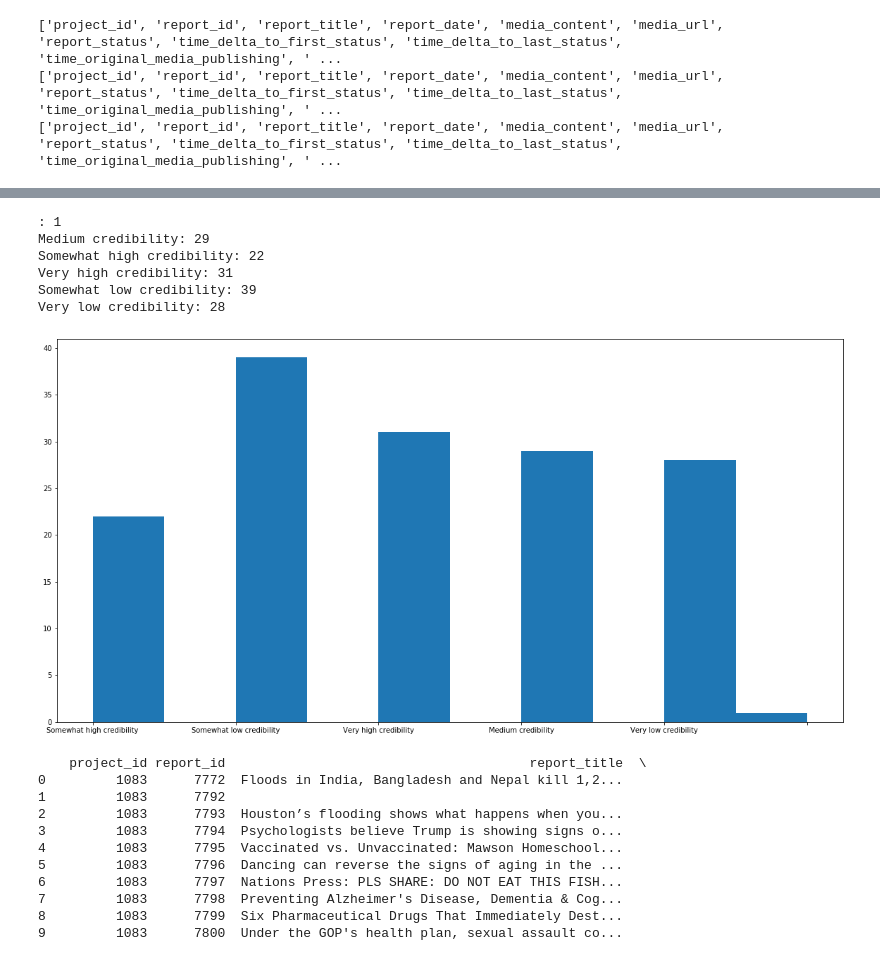
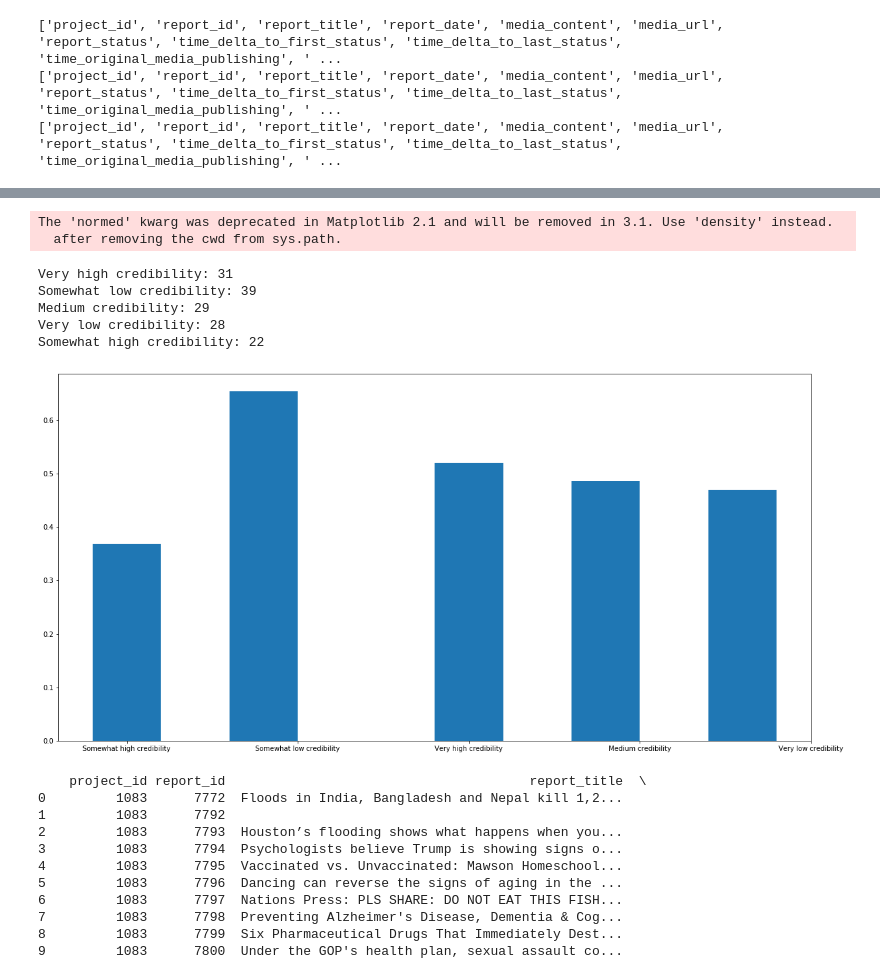
Before and after one commit to Kanaderu/nlp_credibility, a Jupyter notebook: credco_webconf_study.ipynb, the cells around one changed output, grey strips where cells are left out. Saved outputs shown, nothing was run; the diff lists cells and outputs as text; code cells hidden in the pictures.

```diff
--- a/credco_webconf_study.ipynb
+++ b/credco_webconf_study.ipynb
@@ -62,0 +57,12 @@ print(possible_answers)
+# %%
+import re
+
+r = re.compile('task_question_[0-9]+')
+task_question_labels = list(filter(r.match, label))
+print('There are {} task_question columns'.format(len(task_question_labels)))
+print(task_question_labels)
+
+r = re.compile('task_answer_[0-9]+')
+task_answer_labels = list(filter(r.match, label))
+print('There are {} task_answer columns'.format(len(task_answer_labels)))
+print(task_answer_labels)
@@ -62,0 +74,6 @@ print(possible_answers)
+# %%
+questions = get_data_col_from_titles(data, task_question_labels, label)
+answers = get_data_col_from_titles(data, task_answer_labels, label)
+# %%
+question_set = [set(question) for question in questions] # some of the ones at the end seem to have different possible questions
+answer_set = [set(answer) for answer in answers]
@@ -62,0 +119,4 @@ print(possible_answers)
+# %%
+# there's one '' in answer[0], remove it
+answers[0].remove('')
+answer_set[0].remove('')
@@ -63,19 +155,20 @@ print(possible_answers)
 # %%
 import matplotlib.pyplot as plt
 
 plt.figure(figsize=(20,10))
-plt.hist(task_answer_0)
+plt.hist(answers[0], align='left', rwidth=1, normed=True)
 
 # print counts of possible answers
-[print('{}: {}'.format(answer_option, task_answer_0.count(answer_option))) for answer_option in possible_answers];
+[print('{}: {}'.format(answer, answers[0].count(answer))) for answer in answer_set[0]];
 # %% [output]
-: 1
-Medium credibility: 29
-Somewhat high credibility: 22
-Very high credibility: 31
-Somewhat low credibility: 39
-Very low credibility: 28
+The 'normed' kwarg was deprecated in Matplotlib 2.1 and will be removed in 3.1. Use 'density' instead.
+  after removing the cwd from sys.path.
+Very high credibility: 31
+Somewhat low credibility: 39
+Medium credibility: 29
+Very low credibility: 28
+Somewhat high credibility: 22
-[figure, old version]
+[figure, new version]
 # %%
 df = pd.DataFrame(data, columns=label)
 
```
Also changed, not shown: parts of 8 cells of this notebook.
